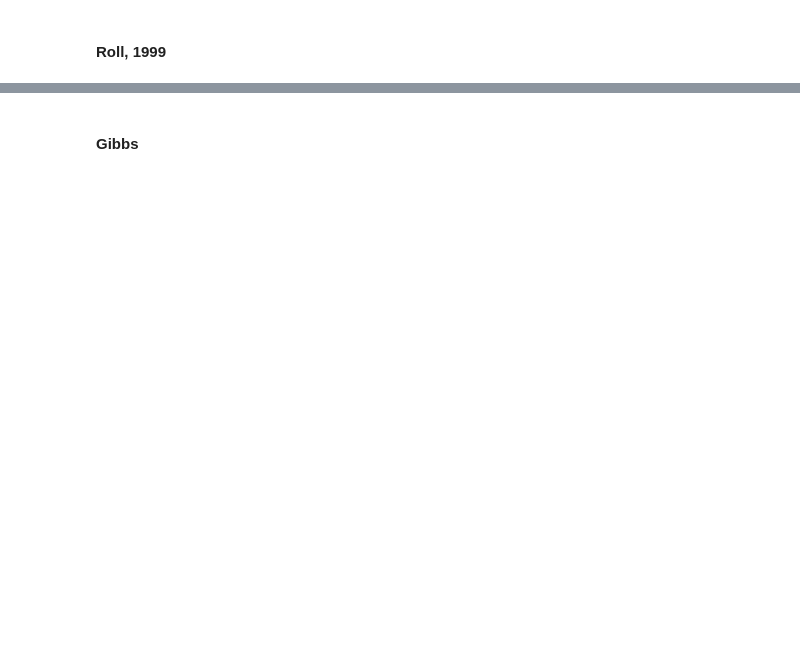
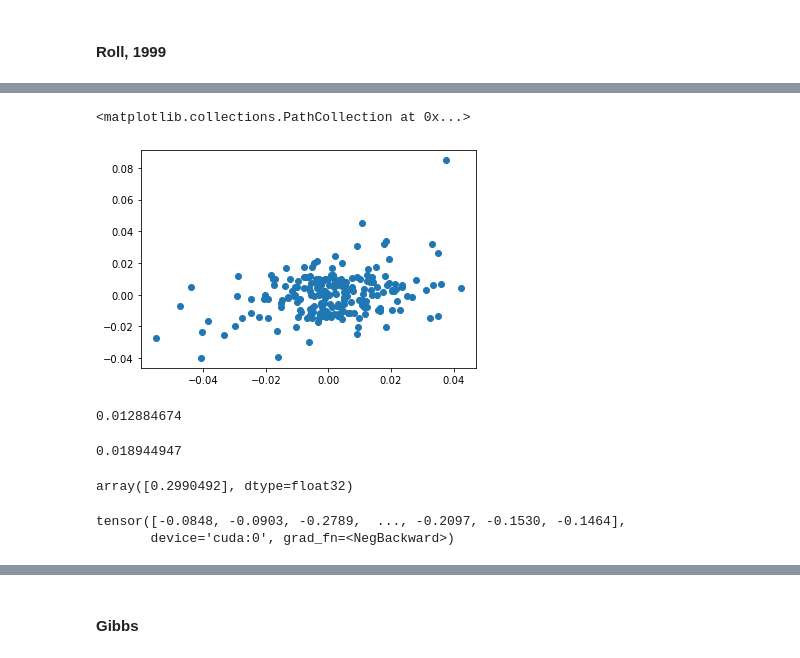
Before and after one commit to GYMS-PKU/Low-Frequency-Spread-Estimator, a Jupyter notebook: notebook/test_20220130.ipynb, the cells around one changed output, grey strips where cells are left out. Cells and saved outputs as stored; diff of their text form; code cells hidden in the pictures; blank space fills up the shorter version.

```diff
--- a/notebook/test_20220130.ipynb
+++ b/notebook/test_20220130.ipynb
@@ -348,0 +598,27 @@ for j in range(51, 240):
+# %%
+y = r[20:230,0].detach().cpu().numpy().copy()
+y[r[20:230,0].detach().cpu().numpy()>0] -= 0.0156
+y[r[20:230,0].detach().cpu().numpy()<0] += 0.0132
+plt.scatter(r_m[20:230].detach().cpu().numpy(),y)
+# %% [output]
+<matplotlib.collections.PathCollection at 0x...>
+[figure, added]
+# %%
+lr.fit(r_m[20:230].detach().cpu().numpy(),y)
+np.std(y - lr.predict(r_m[20:230].detach().cpu().numpy()))
+# %% [output]
+0.012884674
+# %%
+lr.fit(r_m[20:230].detach().cpu().numpy(),r[20:230,0].detach().cpu().numpy())
+np.std(r[20:230,0].detach().cpu().numpy() - lr.predict(r_m[20:230].detach().cpu().numpy()))
+# %% [output]
+0.018944947
+# %%
+lr.coef_
+# %% [output]
+array([0.2990492], dtype=float32)
+# %%
+model(r[20:230], r_m[20:230,0:1])
+# %% [output]
+tensor([-0.0848, -0.0903, -0.2789,  ..., -0.2097, -0.1530, -0.1464],
+       device='cuda:0', grad_fn=<NegBackward>)
```
Also changed, not shown: parts of 34 cells of this notebook, 14 other files.
